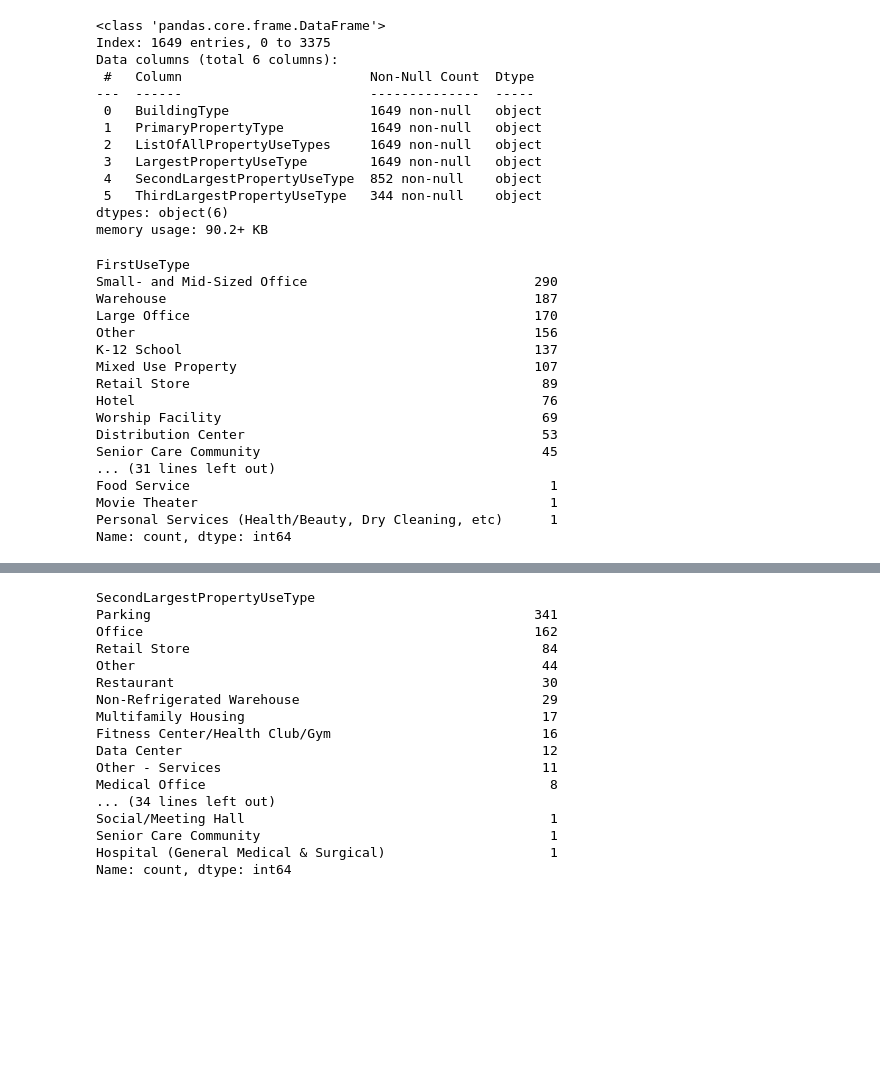
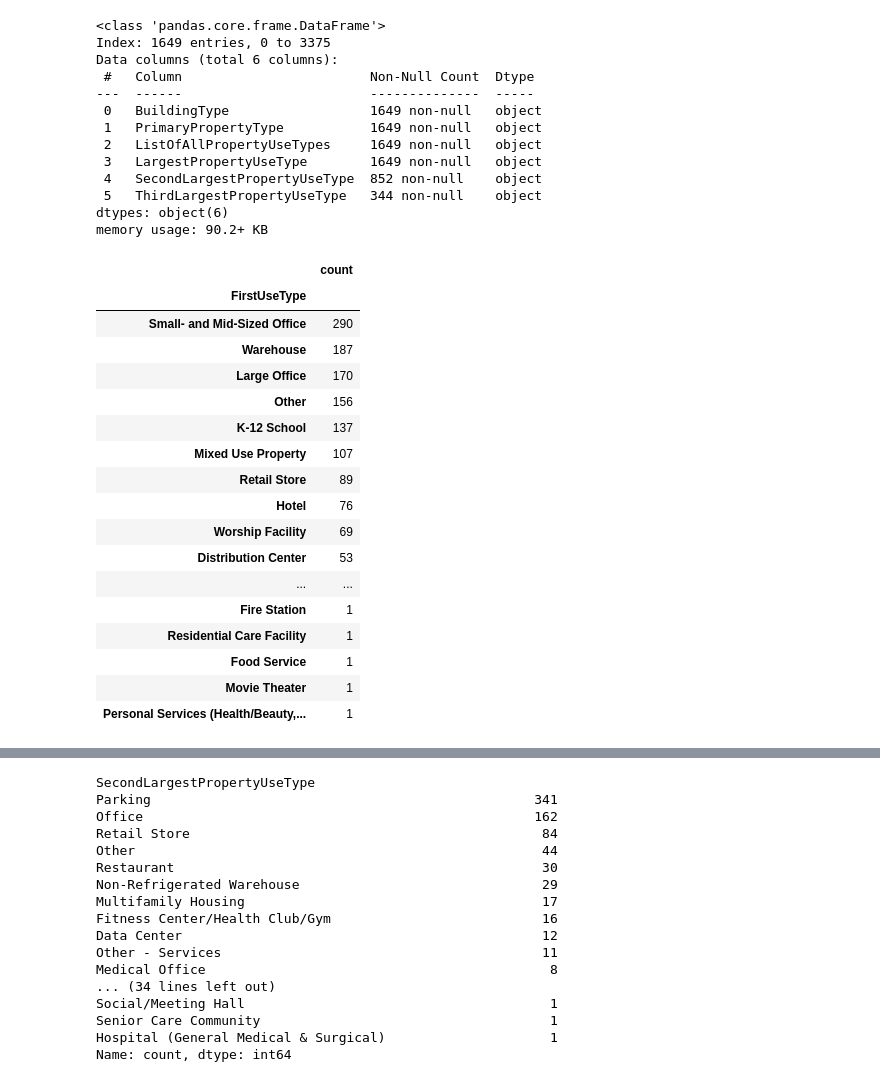
Before and after one commit to day811/OCDE-P6, a Jupyter notebook: modelistation_supervisee_EDA.ipynb, the cells around one changed output, grey strips where cells are left out. Cells and saved outputs as stored; diff of their text form; code cells hidden in the pictures; blank space fills up the shorter version.

```diff
--- a/modelistation_supervisee_EDA.ipynb
+++ b/modelistation_supervisee_EDA.ipynb
@@ -253,22 +253,24 @@ bc_only_non_residential['FirstUseType'] = bc_only_non_residential['PrimaryProper
 bc_only_non_residential.loc[mask,'FirstUseType'] = bc_only_non_residential.loc[mask,'LargestPropertyUseType']
 # %%
 mask = bc_only_non_residential['FirstUseType'].isna()
-bc_only_non_residential['FirstUseType'].value_counts()
+countdf = pd.DataFrame(bc_only_non_residential['FirstUseType'].value_counts())
+countdf
 # %% [output]
-FirstUseType
-Small- and Mid-Sized Office                             290
-Warehouse                                               187
-Large Office                                            170
-Other                                                   156
-K-12 School                                             137
-Mixed Use Property                                      107
-Retail Store                                             89
-Hotel                                                    76
-Worship Facility                                         69
-Distribution Center                                      53
-Senior Care Community                                    45
-... (31 lines left out)
-Food Service                                              1
-Movie Theater                                             1
-Personal Services (Health/Beauty, Dry Cleaning, etc)      1
-Name: count, dtype: int64
+|  | count |
+| FirstUseType |  |
+| Small- and Mid-Sized Office | 290 |
+| Warehouse | 187 |
+| Large Office | 170 |
+| Other | 156 |
+| K-12 School | 137 |
+| Mixed Use Property | 107 |
+| Retail Store | 89 |
+| Hotel | 76 |
+| Worship Facility | 69 |
+| Distribution Center | 53 |
+| ... | ... |
+| Fire Station | 1 |
+| Residential Care Facility | 1 |
+| Food Service | 1 |
+| Movie Theater | 1 |
+| Personal Services (Health/Beauty,... | 1 |
```
Also changed, not shown: parts of 5 cells of this notebook.
